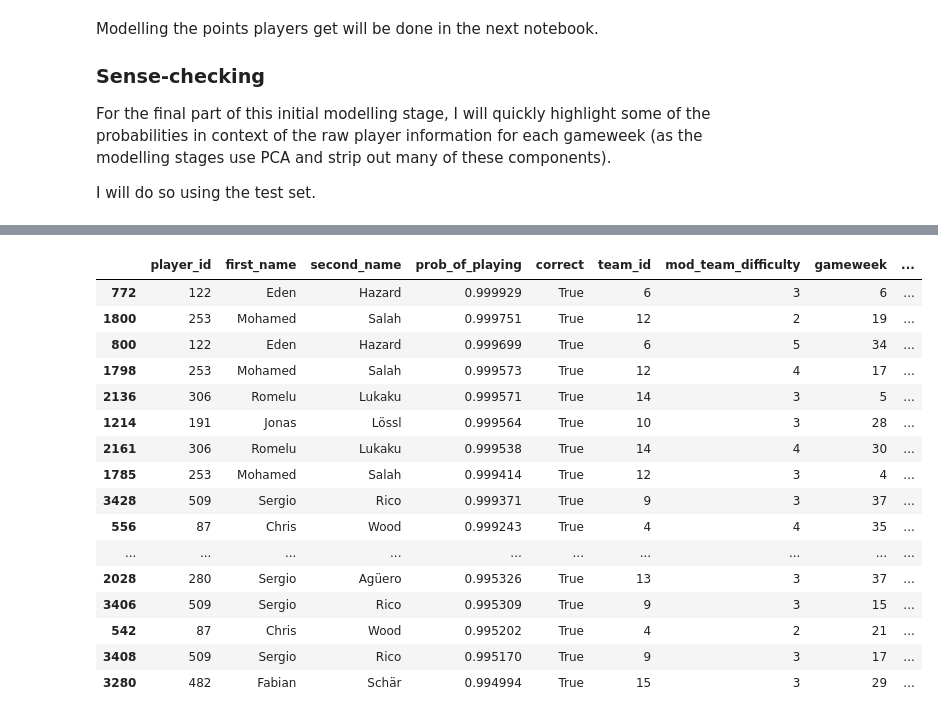
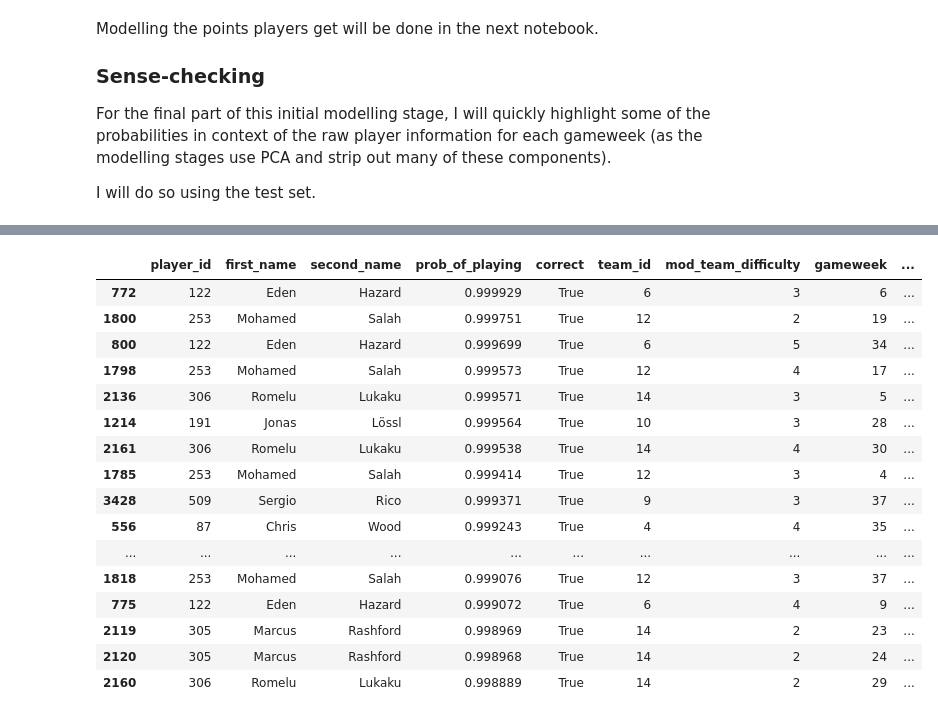
Before and after one commit to Hazzais/fpl_old, a Jupyter notebook: notebooks/Modelling_whether_player_plays.ipynb, the cells around one changed output, grey strips where cells are left out. Cells and saved outputs as stored; diff of their text form; code cells hidden in the pictures.

```diff
--- a/notebooks/Modelling_whether_player_plays.ipynb
+++ b/notebooks/Modelling_whether_player_plays.ipynb
@@ -336,20 +378,21 @@ analyse_by_eye.sample(20)
 # %%
-analyse_by_eye.sort_values('prob_of_playing', ascending=False).head(50)
+# Show the top 20 by predicted percentage
+analyse_by_eye.sort_values('prob_of_playing', ascending=False).head(20)
 # %% [output]
 |  | player_id | first_name | second_name | prob_of_playing | correct | team_id | mod_team_difficulty | gameweek | ... |
 | 772 | 122 | Eden | Hazard | 0.999929 | True | 6 | 3 | 6 | ... |
 | 1800 | 253 | Mohamed | Salah | 0.999751 | True | 12 | 2 | 19 | ... |
 | 800 | 122 | Eden | Hazard | 0.999699 | True | 6 | 5 | 34 | ... |
 | 1798 | 253 | Mohamed | Salah | 0.999573 | True | 12 | 4 | 17 | ... |
 | 2136 | 306 | Romelu | Lukaku | 0.999571 | True | 14 | 3 | 5 | ... |
 | 1214 | 191 | Jonas | Lössl | 0.999564 | True | 10 | 3 | 28 | ... |
 | 2161 | 306 | Romelu | Lukaku | 0.999538 | True | 14 | 4 | 30 | ... |
 | 1785 | 253 | Mohamed | Salah | 0.999414 | True | 12 | 3 | 4 | ... |
 | 3428 | 509 | Sergio | Rico | 0.999371 | True | 9 | 3 | 37 | ... |
 | 556 | 87 | Chris | Wood | 0.999243 | True | 4 | 4 | 35 | ... |
 | ... | ... | ... | ... | ... | ... | ... | ... | ... | ... |
-| 2028 | 280 | Sergio | Agüero | 0.995326 | True | 13 | 3 | 37 | ... |
-| 3406 | 509 | Sergio | Rico | 0.995309 | True | 9 | 3 | 15 | ... |
-| 542 | 87 | Chris | Wood | 0.995202 | True | 4 | 2 | 21 | ... |
-| 3408 | 509 | Sergio | Rico | 0.995170 | True | 9 | 3 | 17 | ... |
-| 3280 | 482 | Fabian | Schär | 0.994994 | True | 15 | 3 | 29 | ... |
+| 1818 | 253 | Mohamed | Salah | 0.999076 | True | 12 | 3 | 37 | ... |
+| 775 | 122 | Eden | Hazard | 0.999072 | True | 6 | 4 | 9 | ... |
+| 2119 | 305 | Marcus | Rashford | 0.998969 | True | 14 | 2 | 23 | ... |
+| 2120 | 305 | Marcus | Rashford | 0.998968 | True | 14 | 2 | 24 | ... |
+| 2160 | 306 | Romelu | Lukaku | 0.998889 | True | 14 | 2 | 29 | ... |
```
Also changed, not shown: parts of 11 cells of this notebook.
